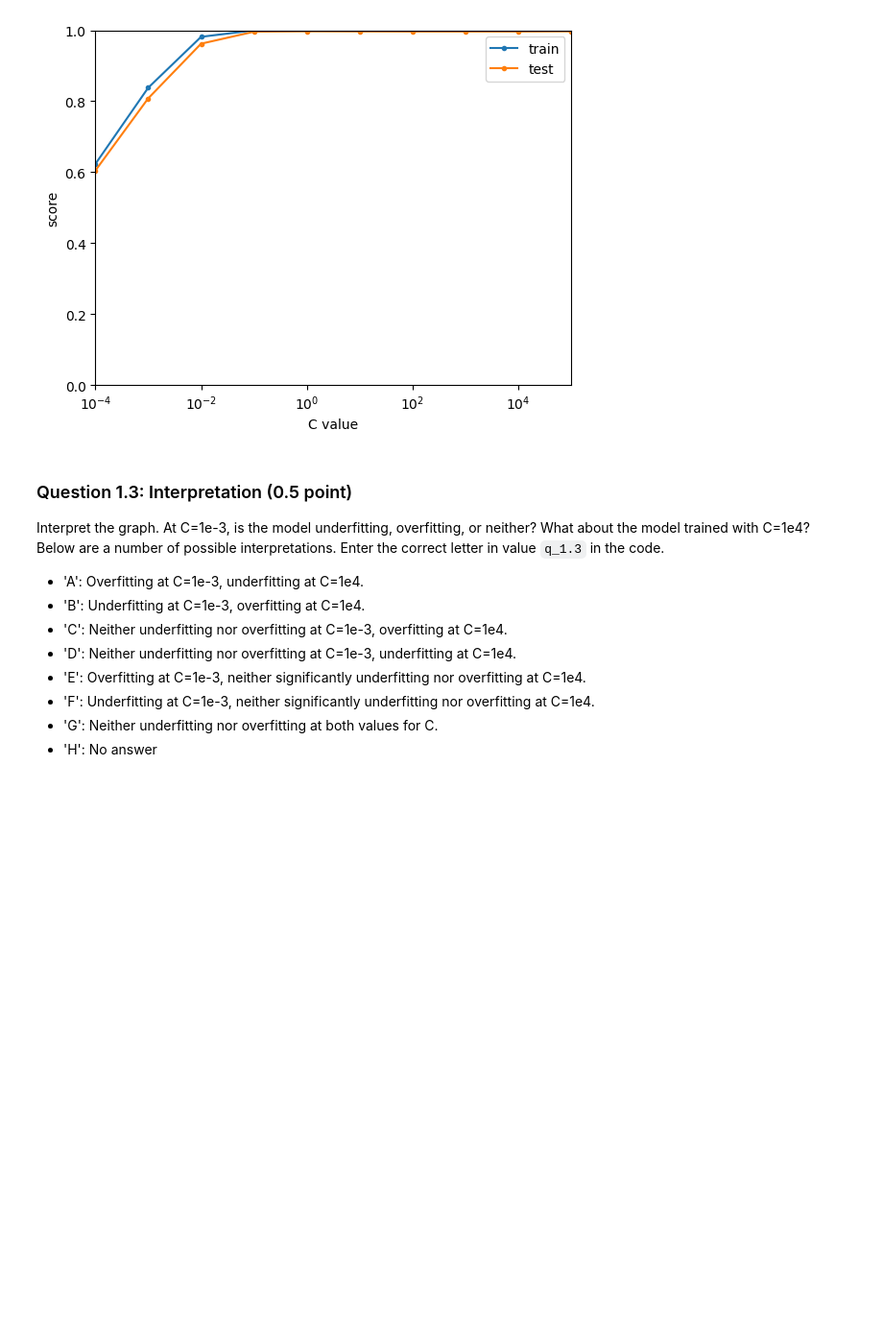
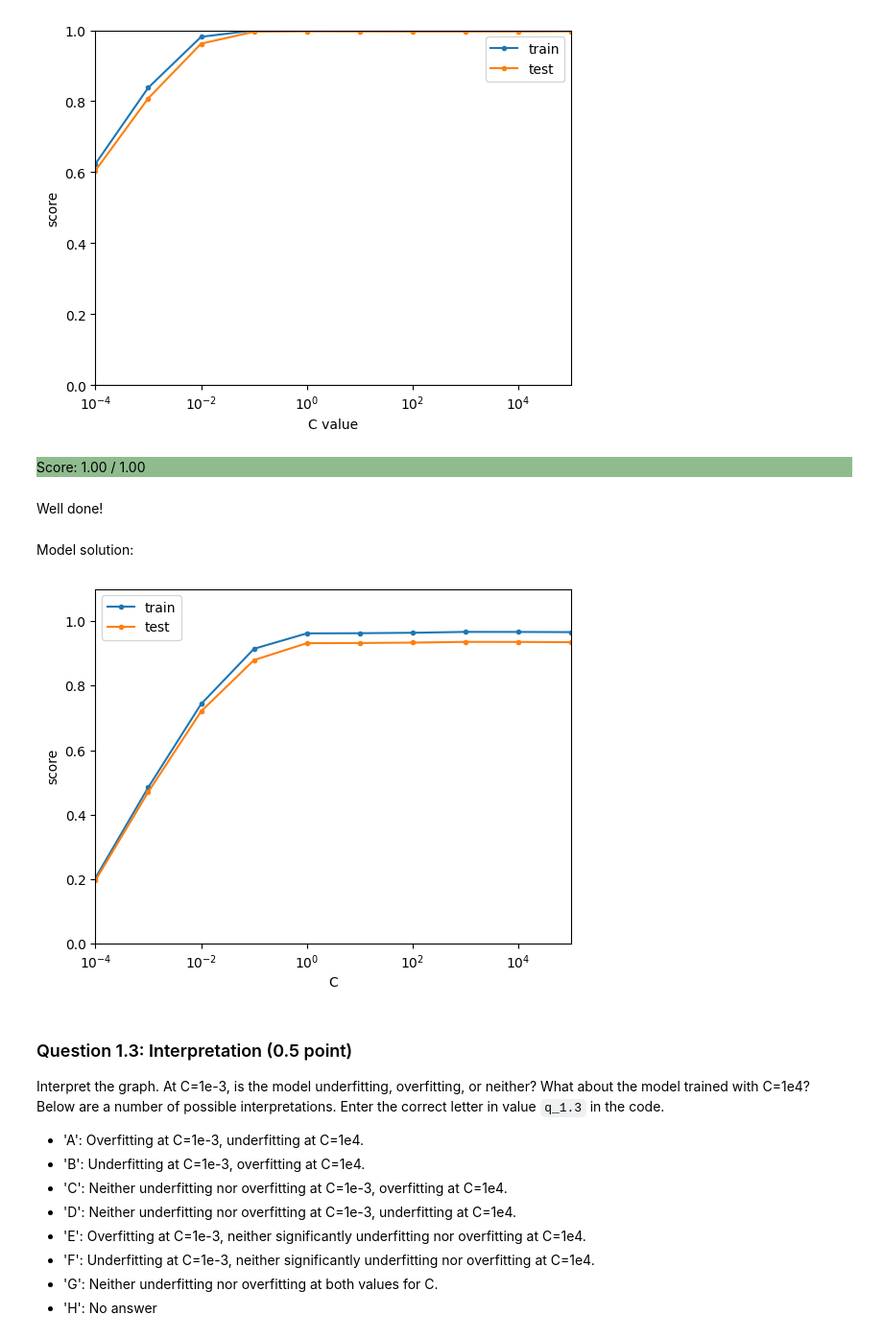
Before and after one commit to PhobosX15/Recognizing-ASL-using-ML-, a Jupyter notebook: Assignment_1_2023.ipynb, the cells around one changed output. Shown at 96% size. Saved outputs shown, nothing was run; the diff lists cells and outputs as text; code cells hidden in the pictures; blank space fills up the shorter version.

```diff
--- a/Assignment_1_2023.ipynb
+++ b/Assignment_1_2023.ipynb
@@ -231,3 +237,20 @@ def evaluate_LR(X, y, C):
+# %%
+# MODEL IMPLEMENTATION:
+from sklearn.model_selection import cross_validate
+from sklearn.linear_model import LogisticRegression
+def evaluate_LR(X, y, C):
+    """ Evaluate an LR with 10-fold cross-validation on the provided (X, y) data.
+    Keyword arguments:
+    X -- the data for training and testing
+    y -- the correct labels
+    C -- the value for the regularization hyperparameter
+
+    Returns: a dictionary with the mean train and test score, e.g. {"train": 0.9, "test": 0.95}
+    """
+    score = cross_validate(LogisticRegression(C=C), X, y, return_train_score= True, cv=10, n_jobs=-1)
+    res = {'train': np.mean(score['train_score']),
+           'test': np.mean(score['test_score'])}
+    return res
 # %%
 evaluate_LR(X, y, 1)
 # %% [output]
@@ -261,6 +284,22 @@ def plot_curve(X, y):
 plot_curve(X, y)
 # %% [output]
 [figure]
+# %% [markdown]
+<div style="background:DarkSeaGreen"> Score: 1.00 / 1.00 </div>
+# %% [markdown]
+Well done!
+# %% [markdown]
+Model solution:
+# %%
+# MODEL IMPLEMENTATION
+from sklearn.model_selection import train_test_split
+
+def plot_curve(X,y):
+    Xs, _, ys, _ = train_test_split(X,y, stratify=y, train_size=0.25, random_state=0)
+    plot_live(Xs, ys, evaluate_LR, 'C', np.logspace(-4, 5, num=10), scale='log', ylim=(0,1.1))
+plot_curve(X,y)
+# %% [output]
+[figure, added]
 # %%
 validation.is_legal_function(plot_curve)
 # %% [markdown]
```
Also changed, not shown: parts of 47 cells of this notebook.
